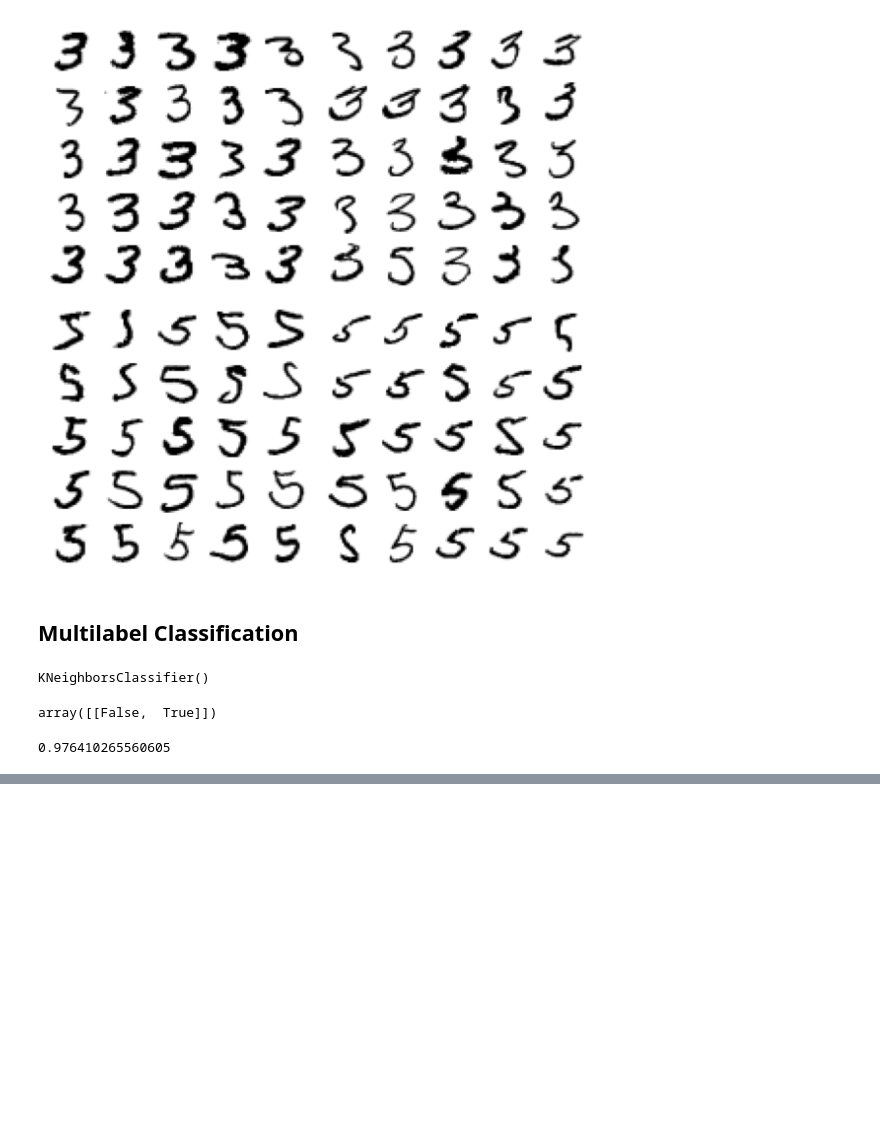
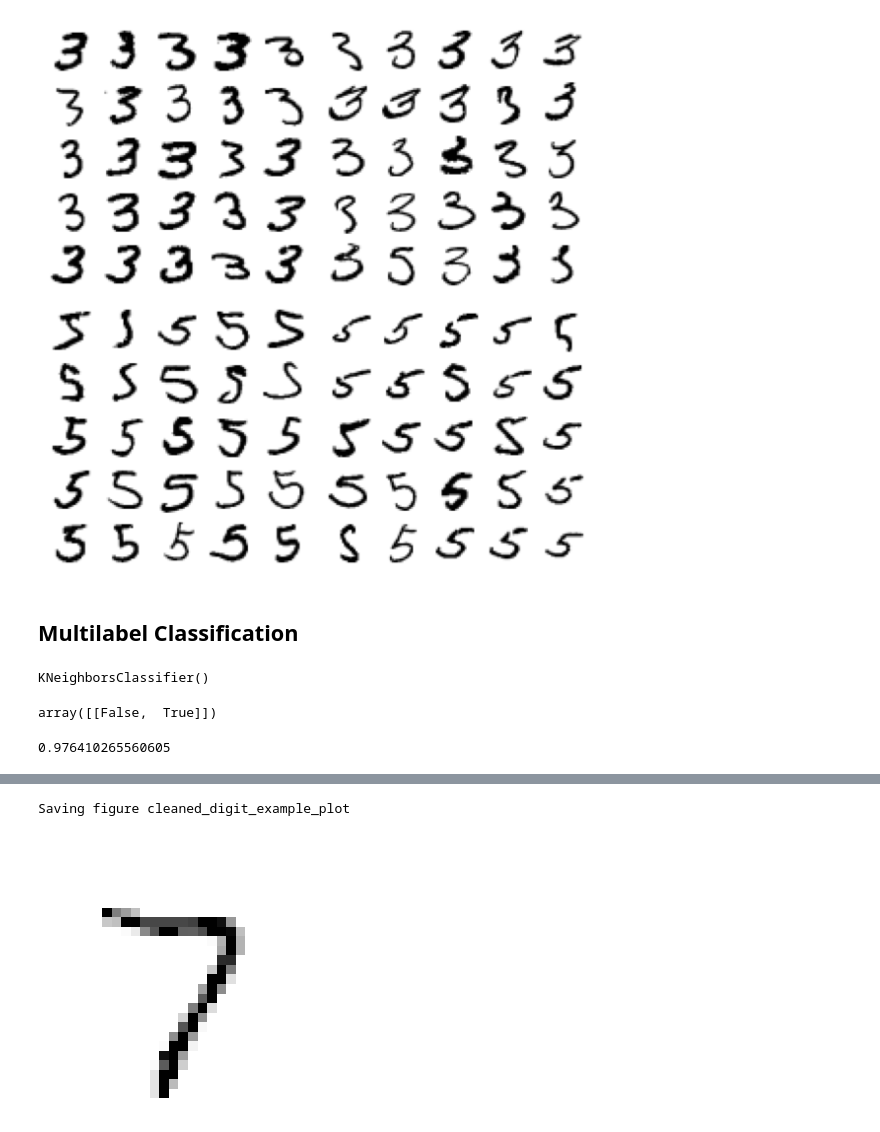
Before and after one commit to jackhwl/OpenCV, a Jupyter notebook: HandOn_MachineLearning/3/classification.ipynb, the cells around one changed output, grey strips where cells are left out. Cells and saved outputs as stored; diff of their text form; code cells hidden in the pictures; blank space fills up the shorter version.

```diff
--- a/HandOn_MachineLearning/3/classification.ipynb
+++ b/HandOn_MachineLearning/3/classification.ipynb
@@ -569,0 +588,8 @@ f1_score(y_multilabel, y_train_knn_pred, average="macro")
+# %%
+knn_clf.fit(X_train_mod, y_train_mod)
+clean_digit = knn_clf.predict([X_test_mod[some_index]])
+plot_digit(clean_digit)
+save_fig("cleaned_digit_example_plot")
+# %% [output]
+Saving figure cleaned_digit_example_plot
+[figure, added]
```
Also changed, not shown: parts of 3 cells of this notebook.
